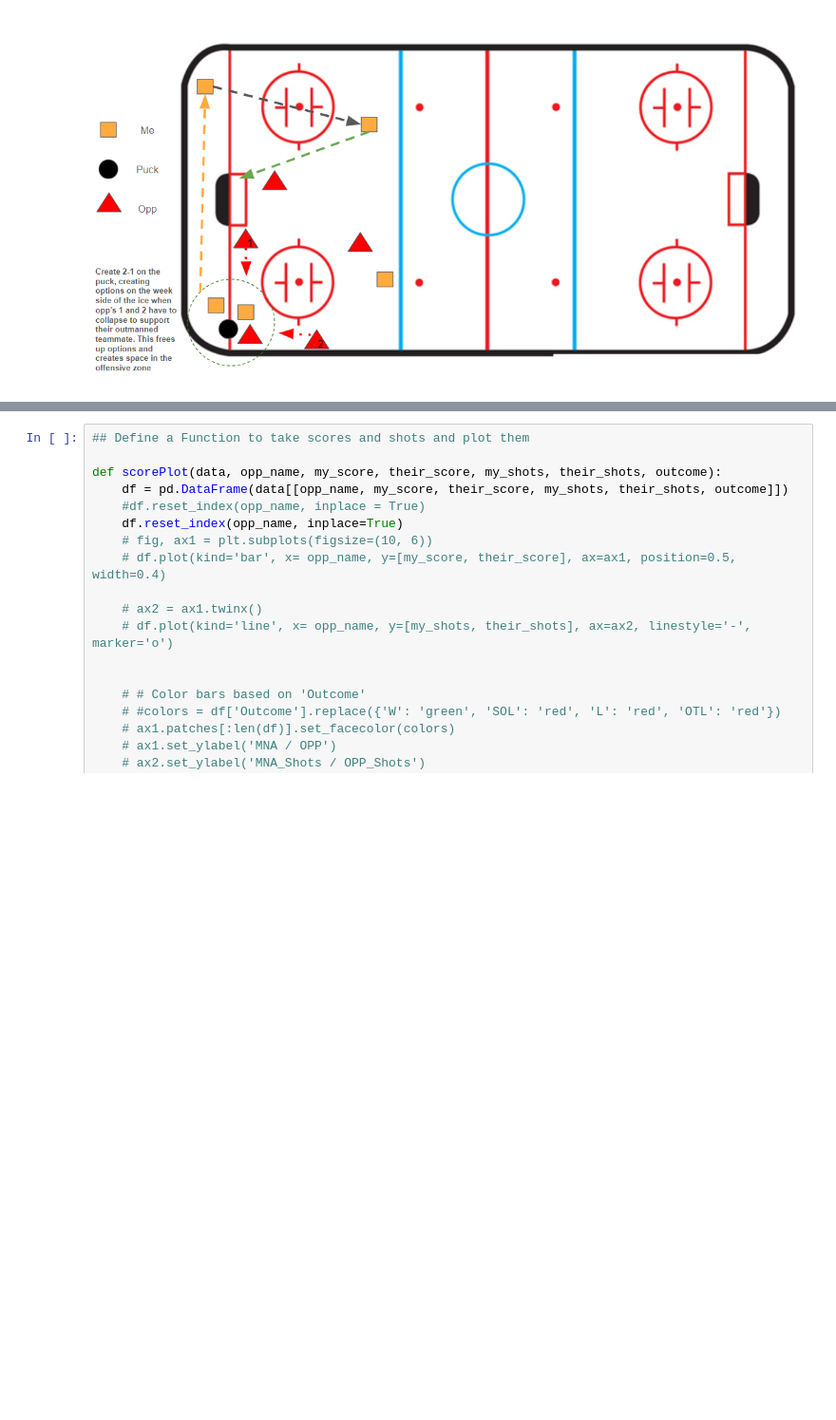
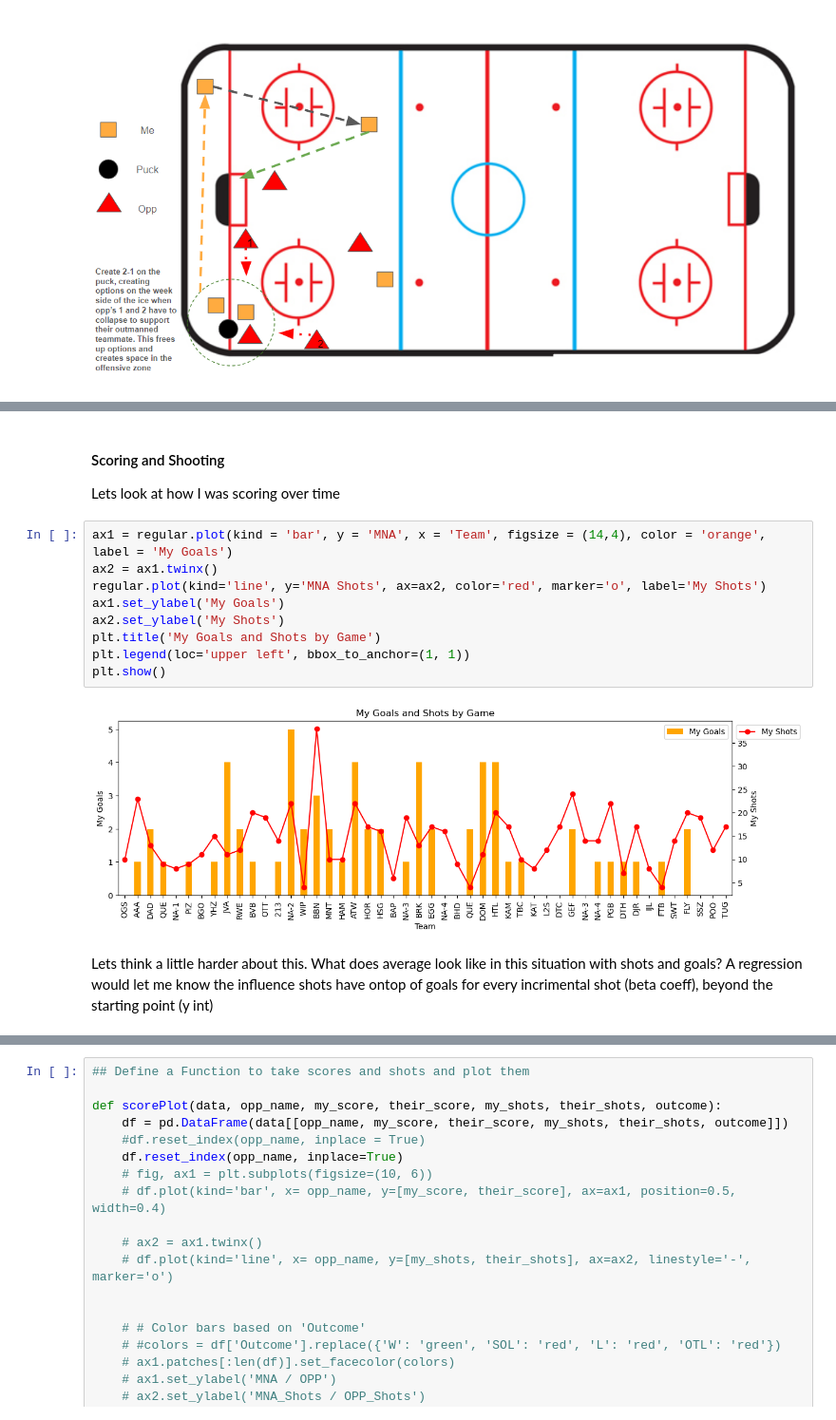
Before and after one commit to callawayh/HUT, a Jupyter notebook: Hut Aftermath.ipynb, the cells around one changed output, grey strips where cells are left out. Shown at 95% size. Saved outputs shown, nothing was run; the diff lists cells and outputs as text; blank space fills up the shorter version.

```diff
--- a/Hut Aftermath.ipynb
+++ b/Hut Aftermath.ipynb
@@ -139,0 +158,17 @@ regular.head()
+# %% [markdown]
+#### Scoring and Shooting
+
+Lets look at how I was scoring over time
+# %%
+ax1 = regular.plot(kind = 'bar', y = 'MNA', x = 'Team', figsize = (14,4), color = 'orange', label = 'My Goals')
+ax2 = ax1.twinx()
+regular.plot(kind='line', y='MNA Shots', ax=ax2, color='red', marker='o', label='My Shots')
+ax1.set_ylabel('My Goals')
+ax2.set_ylabel('My Shots')
+plt.title('My Goals and Shots by Game')
+plt.legend(loc='upper left', bbox_to_anchor=(1, 1))
+plt.show()
+# %% [output]
+[figure, added]
+# %% [markdown]
+Lets think a little harder about this. What does average look like in this situation with shots and goals? A regression would let me know the influence shots have ontop of goals for every incrimental shot (beta coeff), beyond the starting point (y int)
```
Also changed, not shown: parts of 21 cells of this notebook.
